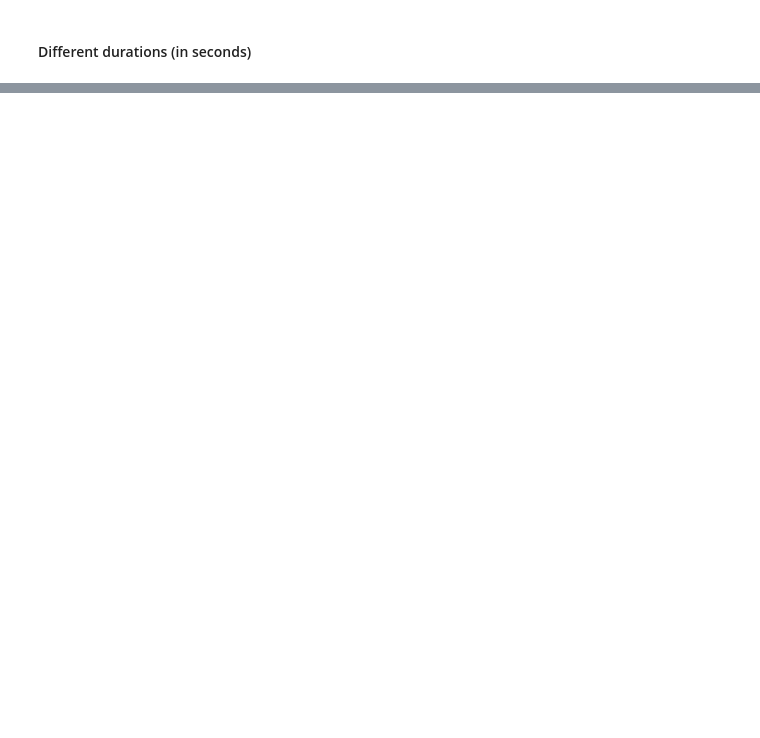
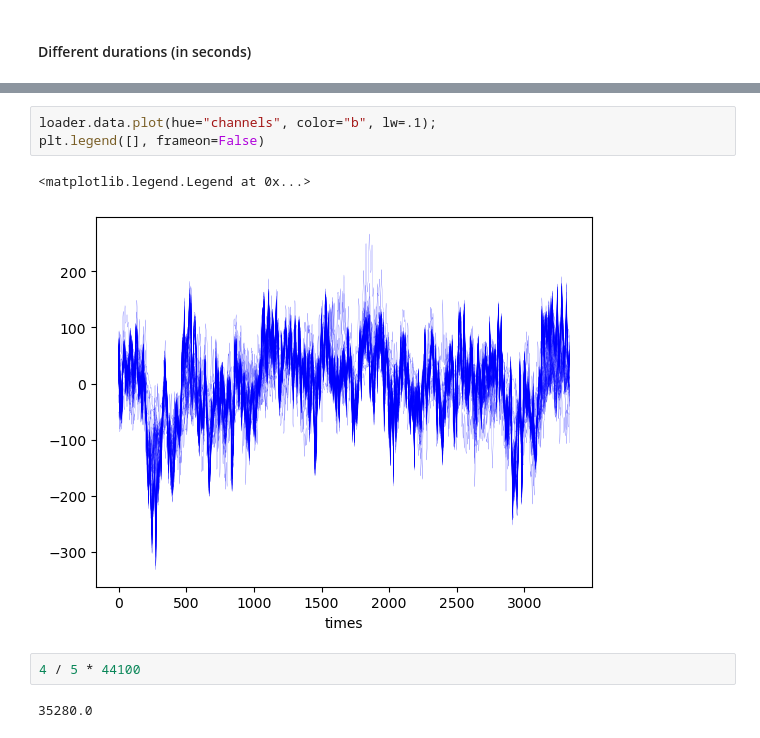
Before and after one commit to ViniciusLima94/vanderbilt, a Jupyter notebook: notebooks/1_Loading_Data_Binaries.ipynb, the cells around one changed output, grey strips where cells are left out. Saved outputs shown, nothing was run; the diff lists cells and outputs as text; blank space fills up the shorter version.

```diff
--- a/notebooks/1_Loading_Data_Binaries.ipynb
+++ b/notebooks/1_Loading_Data_Binaries.ipynb
@@ -105,0 +174,10 @@ for n in tqdm([1, 5, 10]):
+# %%
+loader.data.plot(hue="channels", color="b", lw=.1);
+plt.legend([], frameon=False)
+# %% [output]
+<matplotlib.legend.Legend at 0x...>
+[figure, added]
+# %%
+4 / 5 * 44100
+# %% [output]
+35280.0
```
Also changed, not shown: parts of 13 cells of this notebook, 1 other file.
